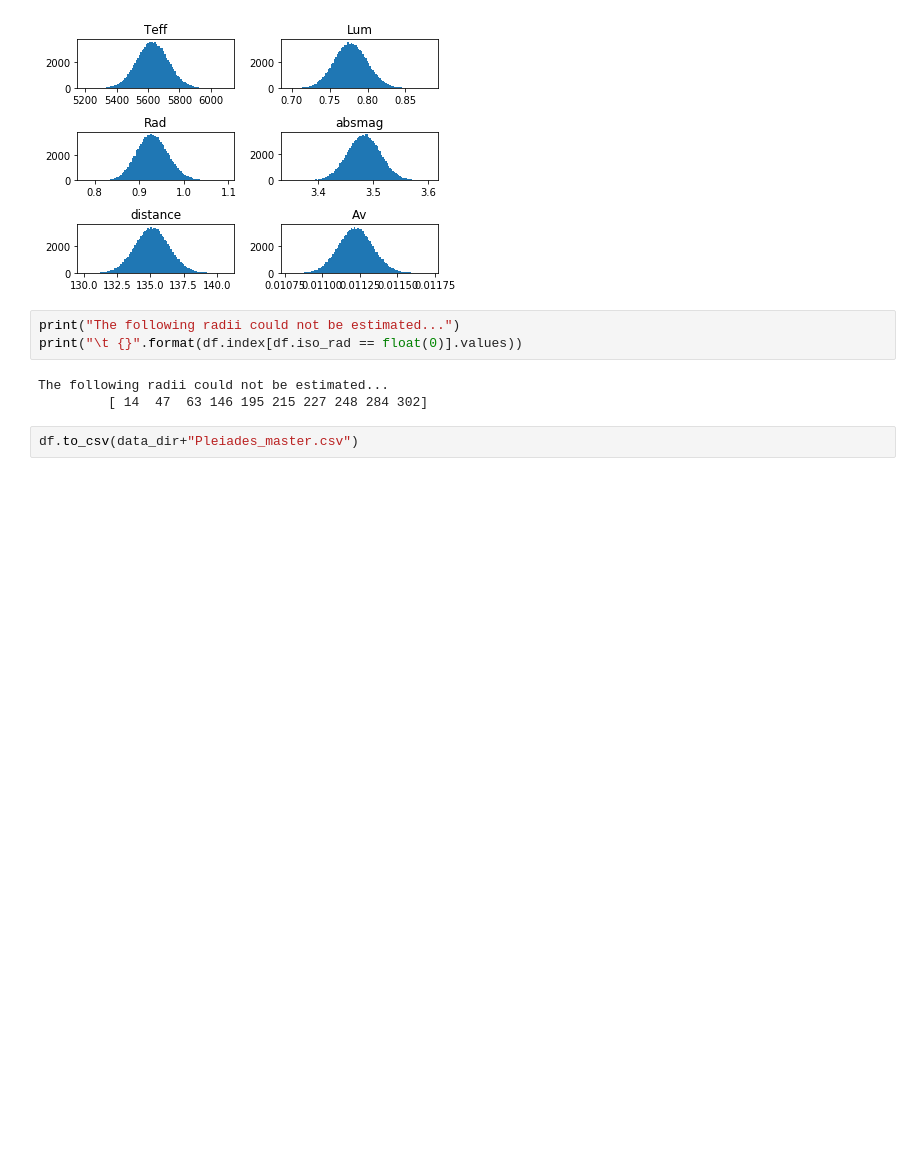
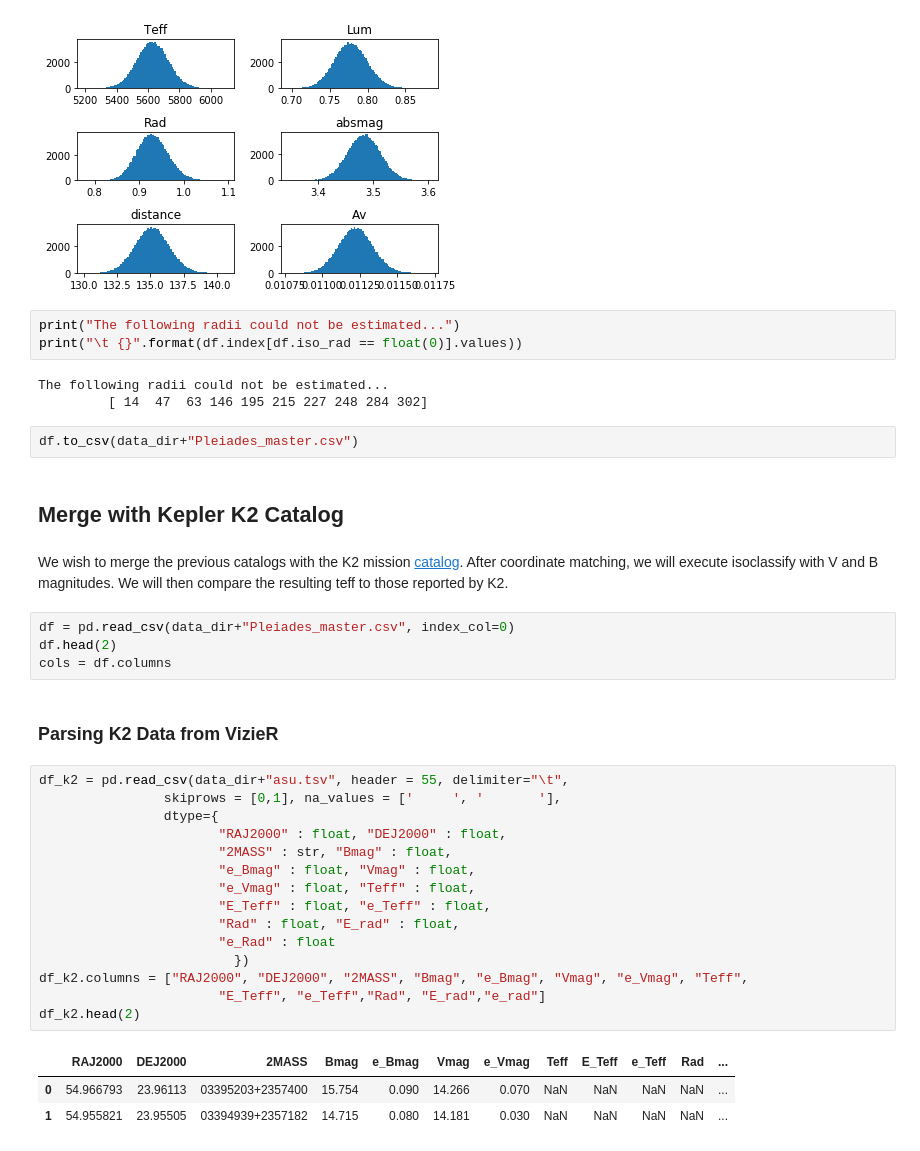
Before and after one commit to kaimibk/NAC, a Jupyter notebook: Final_notebooks/Data_Preparation.ipynb, the cells around one changed output. Saved outputs shown, nothing was run; the diff lists cells and outputs as text; blank space fills up the shorter version.

```diff
--- a/Final_notebooks/Data_Preparation.ipynb
+++ b/Final_notebooks/Data_Preparation.ipynb
@@ -250,3 +243,32 @@ The following radii could not be estimated...
          [ 14  47  63 146 195 215 227 248 284 302]
 # %%
 df.to_csv(data_dir+"Pleiades_master.csv")
+# %% [markdown]
+## Merge with Kepler K2 Catalog
+# %% [markdown]
+We wish to merge the previous catalogs with the K2 mission [catalog](http://adsabs.harvard.edu/abs/2017yCat.4034....0H). After coordinate matching, we will execute isoclassify with V and B magnitudes. We will then compare the resulting teff to those reported by K2.
+# %%
+df = pd.read_csv(data_dir+"Pleiades_master.csv", index_col=0)
+df.head(2)
+cols = df.columns
+# %% [markdown]
+### Parsing K2 Data from VizieR
+# %%
+df_k2 = pd.read_csv(data_dir+"asu.tsv", header = 55, delimiter="\t",
+                skiprows = [0,1], na_values = ['     ', '       '],
+                dtype={
+                       "RAJ2000" : float, "DEJ2000" : float,
+                       "2MASS" : str, "Bmag" : float,
+                       "e_Bmag" : float, "Vmag" : float,
+                       "e_Vmag" : float, "Teff" : float,
+                       "E_Teff" : float, "e_Teff" : float,
+                       "Rad" : float, "E_rad" : float,
+                       "e_Rad" : float
+                         })
+df_k2.columns = ["RAJ2000", "DEJ2000", "2MASS", "Bmag", "e_Bmag", "Vmag", "e_Vmag", "Teff",
+                       "E_Teff", "e_Teff","Rad", "E_rad","e_rad"]
+df_k2.head(2)
+# %% [output]
+|  | RAJ2000 | DEJ2000 | 2MASS | Bmag | e_Bmag | Vmag | e_Vmag | Teff | E_Teff | e_Teff | Rad | ... |
+| 0 | 54.966793 | 23.96113 | 03395203+2357400 | 15.754 | 0.090 | 14.266 | 0.070 | NaN | NaN | NaN | NaN | ... |
+| 1 | 54.955821 | 23.95505 | 03394939+2357182 | 14.715 | 0.080 | 14.181 | 0.030 | NaN | NaN | NaN | NaN | ... |
```
Also changed, not shown: parts of 10 cells of this notebook.
